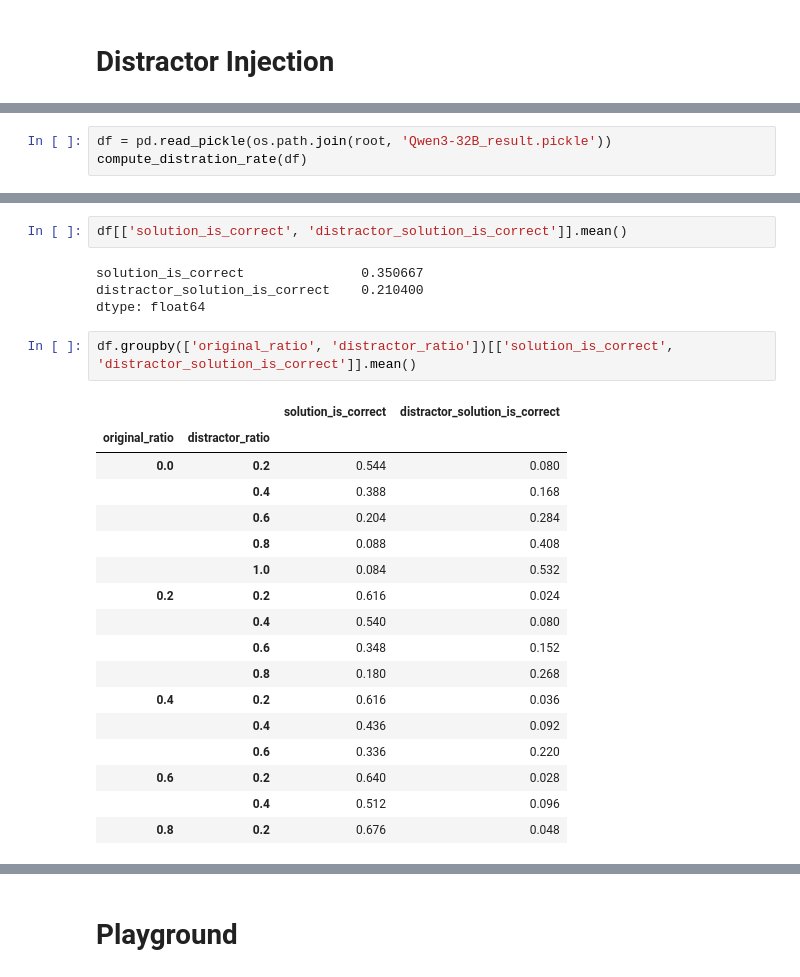
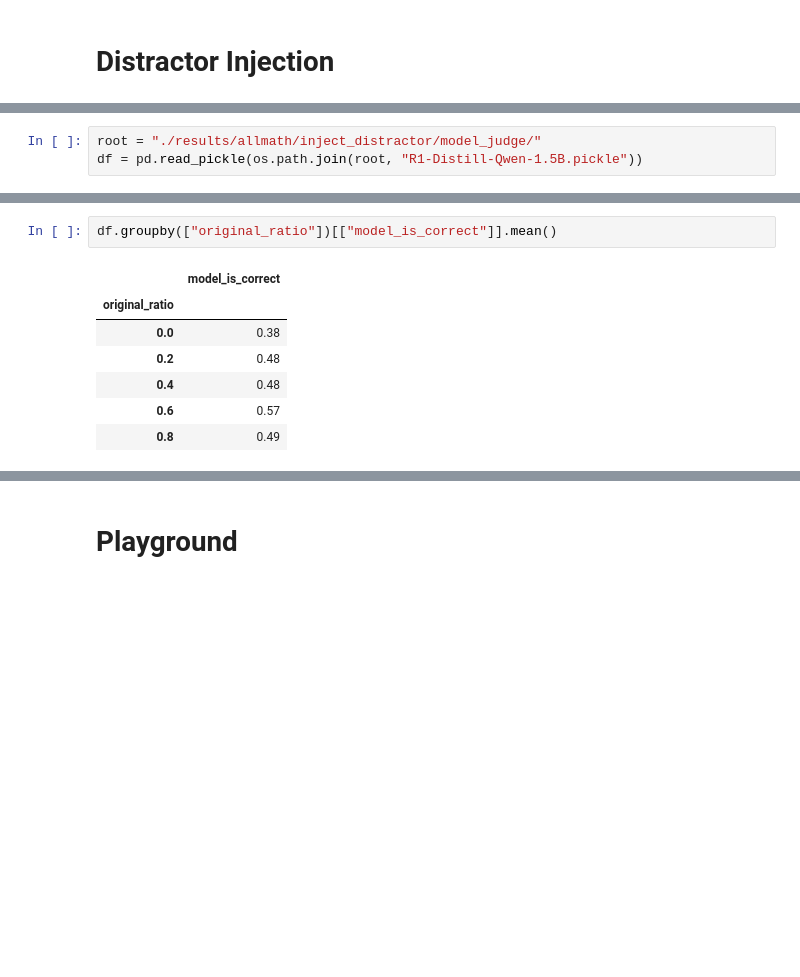
Before and after one commit to Aochong-Li/perturb-r, a Jupyter notebook: notebook/math/benchmark_eval.ipynb, the cells around one changed output, grey strips where cells are left out. Saved outputs shown, nothing was run; the diff lists cells and outputs as text; blank space fills up the shorter version.

```diff
--- a/notebook/math/benchmark_eval.ipynb
+++ b/notebook/math/benchmark_eval.ipynb
@@ -494,3 +466,3 @@ def compute_distration_rate (in_df):
 # %%
-df = pd.read_pickle(os.path.join(root, 'Qwen3-32B_result.pickle'))
-compute_distration_rate(df)
+root = "./results/allmath/inject_distractor/model_judge/"
+df = pd.read_pickle(os.path.join(root, "R1-Distill-Qwen-1.5B.pickle"))
@@ -508,26 +469,10 @@ compute_distration_rate(df)
-# %%
-df[['solution_is_correct', 'distractor_solution_is_correct']].mean()
-# %% [output]
-solution_is_correct               0.350667
-distractor_solution_is_correct    0.210400
-dtype: float64
 # %%
-df.groupby(['original_ratio', 'distractor_ratio'])[['solution_is_correct', 'distractor_solution_is_correct']].mean()
+df.groupby(["original_ratio"])[["model_is_correct"]].mean()
 # %% [output]
-|  |  | solution_is_correct | distractor_solution_is_correct |
-| original_ratio | distractor_ratio |  |  |
-| 0.0 | 0.2 | 0.544 | 0.080 |
-|  | 0.4 | 0.388 | 0.168 |
-|  | 0.6 | 0.204 | 0.284 |
-|  | 0.8 | 0.088 | 0.408 |
-|  | 1.0 | 0.084 | 0.532 |
-| 0.2 | 0.2 | 0.616 | 0.024 |
-|  | 0.4 | 0.540 | 0.080 |
-|  | 0.6 | 0.348 | 0.152 |
-|  | 0.8 | 0.180 | 0.268 |
-| 0.4 | 0.2 | 0.616 | 0.036 |
-|  | 0.4 | 0.436 | 0.092 |
-|  | 0.6 | 0.336 | 0.220 |
-| 0.6 | 0.2 | 0.640 | 0.028 |
-|  | 0.4 | 0.512 | 0.096 |
-| 0.8 | 0.2 | 0.676 | 0.048 |
+|  | model_is_correct |
+| original_ratio |  |
+| 0.0 | 0.38 |
+| 0.2 | 0.48 |
+| 0.4 | 0.48 |
+| 0.6 | 0.57 |
+| 0.8 | 0.49 |
```
Also changed, not shown: parts of 45 cells of this notebook, 11 other files.
